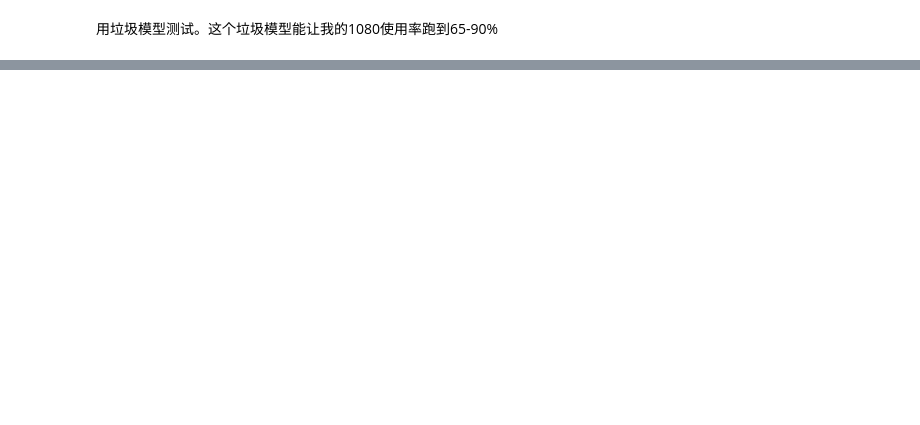
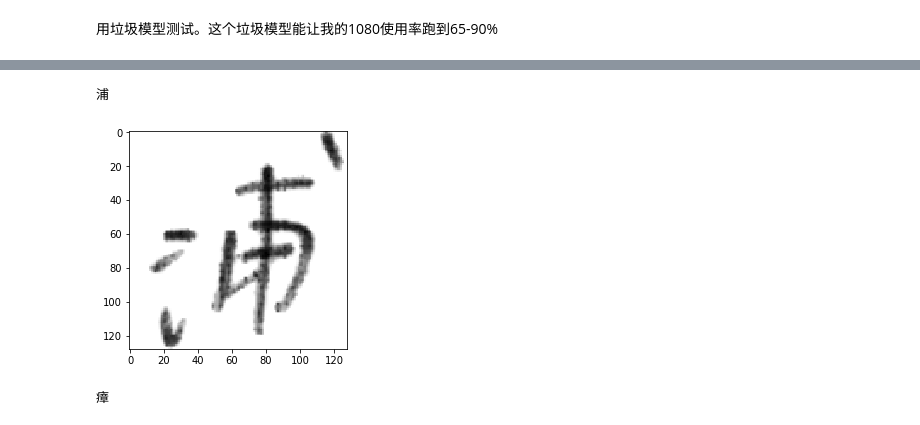
Before and after one commit to Meirtz/TAIL-CAMP-2018, a Jupyter notebook: CV/CV.ipynb, the cells around one changed output, grey strips where cells are left out. Saved outputs shown, nothing was run; the diff lists cells and outputs as text; code cells hidden in the pictures; blank space fills up the shorter version.

```diff
--- a/CV/CV.ipynb
+++ b/CV/CV.ipynb
@@ -216,0 +322,6 @@ gc.collect()
+# %%
+from sklearn.model_selection import train_test_split
+batch_size = 64
+input_shape = (128,128,1)
+num_classes = len(np.unique(labels))
+epochs = 3
@@ -220,24 +340,12 @@ gc.collect()
 from keras.models import Sequential
 from keras.layers import Dense, Dropout, Activation, Flatten
 from keras.layers import Conv2D, MaxPooling2D
-
-batch_size = 256
-num_classes = all_labels.shape[0]
-epochs = 10
-full_shape = (64,64,1) # Tensorflow dataformat: channel_last
 # %%
 model = Sequential()
 model.add(Conv2D(32, (3, 3), padding='same',
-                 input_shape=full_shape))
+                 input_shape=input_shape))
 model.add(Activation('relu'))
 model.add(Conv2D(32, (3, 3)))
-model.add(Activation('relu'))
-model.add(MaxPooling2D(pool_size=(2, 2)))
-model.add(Dropout(0.25))
-
-model.add(Conv2D(64, (3, 3), padding='same'))
-model.add(Activation('relu'))
-model.add(Conv2D(64, (3, 3)))
 model.add(Activation('relu'))
 model.add(MaxPooling2D(pool_size=(2, 2)))
 model.add(Dropout(0.25))
@@ -245,16 +353,15 @@ model.add(Dropout(0.25))
 model.add(Flatten())
 model.add(Dense(512))
 model.add(Activation('relu'))
-model.add(Dropout(0.5))
 model.add(Dense(num_classes))
 model.add(Activation('softmax'))
 model.compile(loss=keras.losses.categorical_crossentropy,
-              optimizer=keras.optimizers.SGD(lr=0.01),
+              optimizer=keras.optimizers.Adadelta(),
               metrics=['accuracy'])
 # %%
-model.fit(X_train,
-       y_train,
-       batch_size=batch_size,
-       validation_split=0.2,
-       epochs=epochs,
-       shuffle=True)
+model.fit_generator(generator = training_generator,
+                    steps_per_epoch = len(X_train)//batch_size,
+                    validation_data = validation_generator,
+                    validation_steps = len(X_valid)//batch_size,
+                    epochs=epochs,
+                    shuffle=False)
@@ -263,0 +389,17 @@ plt.imshow(X_train[30].reshape((64,64)), cmap='gray')
+# %%
+def load_obj(name ):
+    with open('obj/' + name + '.pkl', 'rb') as f:
+        return pickle.load(f)
+idx_to_labels = load_obj('idx_to_labels')
+i = 10
+test_img = cv2.imread(filenames[i], cv2.IMREAD_GRAYSCALE)
+plt.imshow(test_img, cmap='gray')
+print(labels[i])
+result = model.predict(test_img.reshape(1,128,128,1))
+# %% [output]
+浦
+[figure, added]
+# %%
+print(idx_to_labels[np.argmax(result)])
+# %% [output]
+瘴
```
Also changed, not shown: parts of 26 cells of this notebook, 1 other file.
